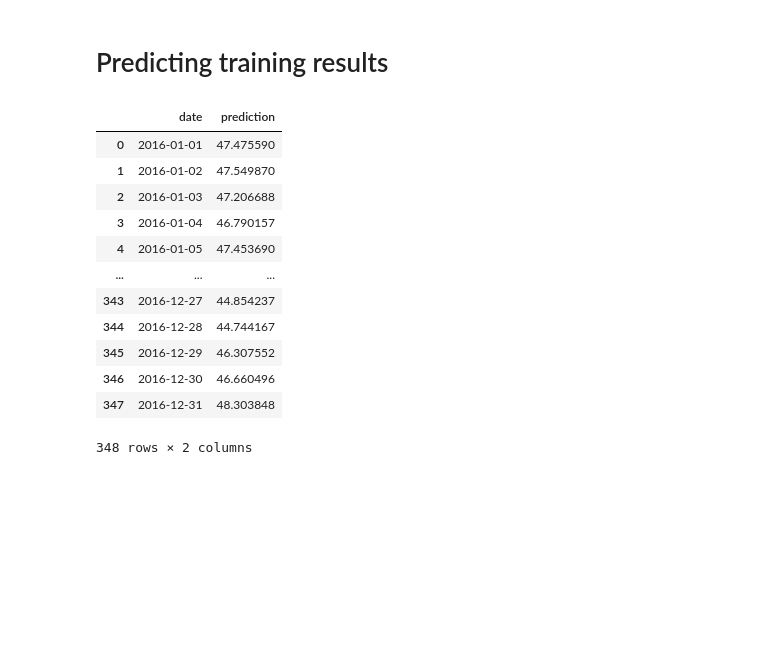
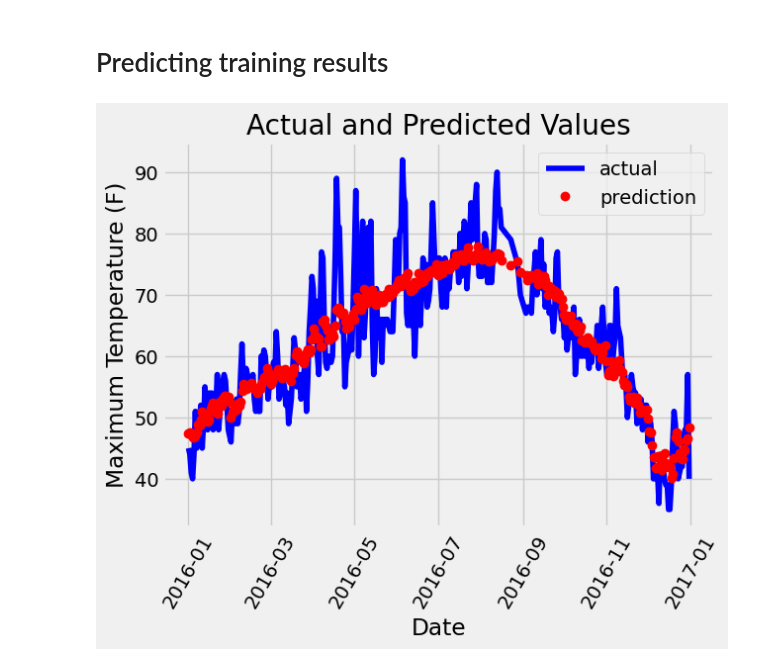
Before and after one commit to LIN-Tianyuan/Pytorch, a Jupyter notebook: Temperature forecast.ipynb, the cells around one changed output. Cells and saved outputs as stored; diff of their text form; code cells hidden in the pictures; blank space fills up the shorter version.

```diff
--- a/Temperature forecast.ipynb
+++ b/Temperature forecast.ipynb
@@ -243,18 +243,16 @@ test_dates = [str(int(year)) + '-' + str(int(month)) + '-' + str(int(day)) for y
 test_dates = [datetime.datetime.strptime(date, '%Y-%m-%d') for date in test_dates]
 
 predictions_data = pd.DataFrame(data = {'date': test_dates, 'prediction': predict.reshape(-1)})
-predictions_data
-# %% [output]
-|  | date | prediction |
-| 0 | 2016-01-01 | 47.475590 |
-| 1 | 2016-01-02 | 47.549870 |
-| 2 | 2016-01-03 | 47.206688 |
-| 3 | 2016-01-04 | 46.790157 |
-| 4 | 2016-01-05 | 47.453690 |
-| ... | ... | ... |
-| 343 | 2016-12-27 | 44.854237 |
-| 344 | 2016-12-28 | 44.744167 |
-| 345 | 2016-12-29 | 46.307552 |
-| 346 | 2016-12-30 | 46.660496 |
-| 347 | 2016-12-31 | 48.303848 |
-348 rows × 2 columns
+# %%
+# Actual value
+plt.plot(true_data['date'], true_data['actual'], 'b-', label = 'actual')
+
+# Predicted value
+plt.plot(predictions_data['date'], predictions_data['prediction'], 'ro', label = 'prediction')
+plt.xticks(rotation = 60);
+plt.legend()
+
+# Name of map
+plt.xlabel('Date'); plt.ylabel('Maximum Temperature (F)'); plt.title('Actual and Predicted Values');
+# %% [output]
+[figure, added]
```
